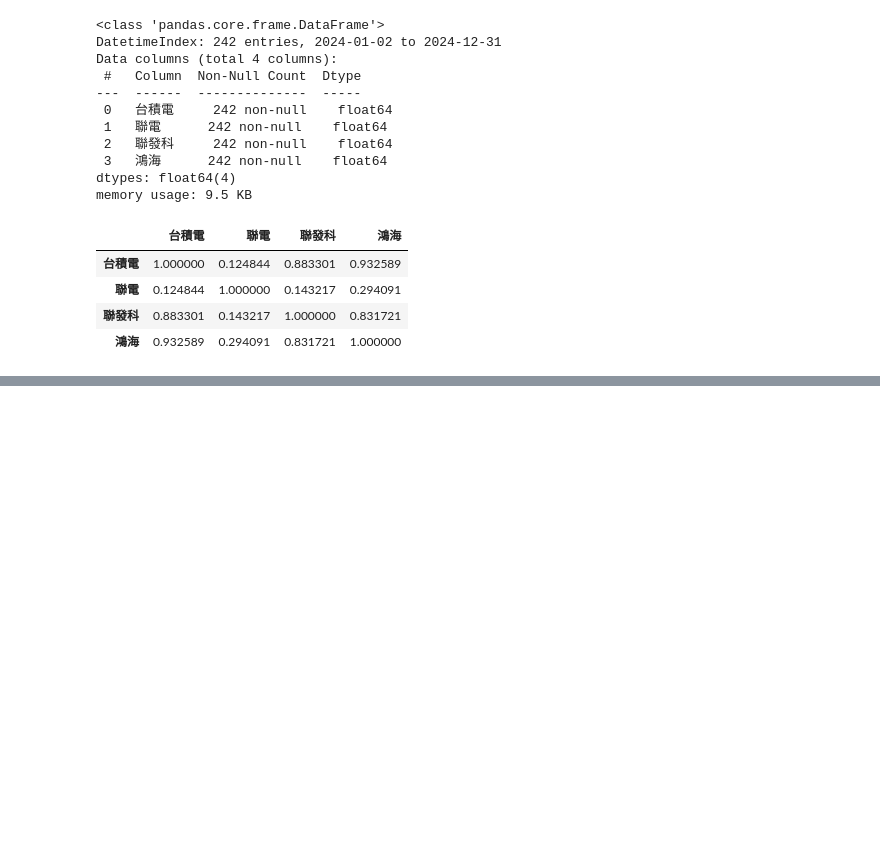
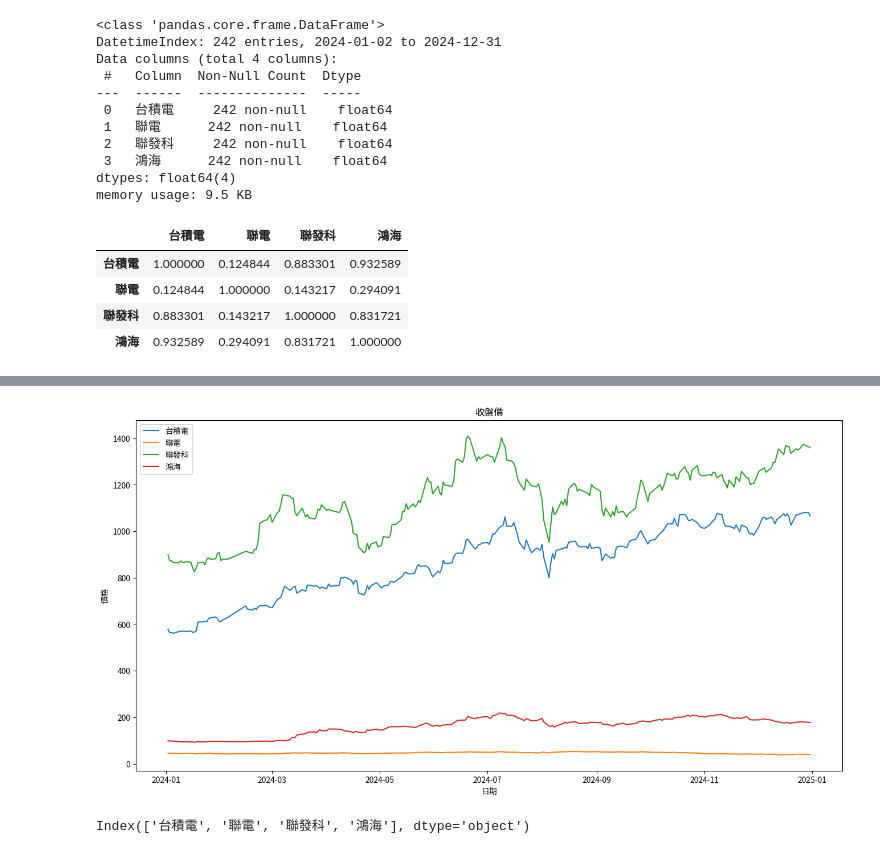
Before and after one commit to roberthsu2003/__2025_06_25_aiAnalysis_1_3__, a Jupyter notebook: lesson18/lesson18_2.ipynb, the cells around one changed output, grey strips where cells are left out. Drawn from its saved outputs; the diff is of its cells as text; code cells hidden in the pictures; blank space fills up the shorter version.

```diff
--- a/lesson18/lesson18_2.ipynb
+++ b/lesson18/lesson18_2.ipynb
@@ -165,0 +167,17 @@ plt.show()
+# %%
+#標準寫法
+figure = plt.figure(figsize=(16, 8))
+ax = figure.add_subplot(111)
+for column in close_prices_df.columns:
+    ax.plot(close_prices_df.index, close_prices_df[column], label=column)
+ax.set_title('收盤價')
+ax.set_xlabel('日期')
+ax.set_ylabel('價格')
+ax.legend()
+plt.show()
+# %% [output]
+[figure, added]
+# %%
+close_prices_df.columns
+# %% [output]
+Index(['台積電', '聯電', '聯發科', '鴻海'], dtype='object')
```
Also changed, not shown: parts of 1 cell of this notebook.
